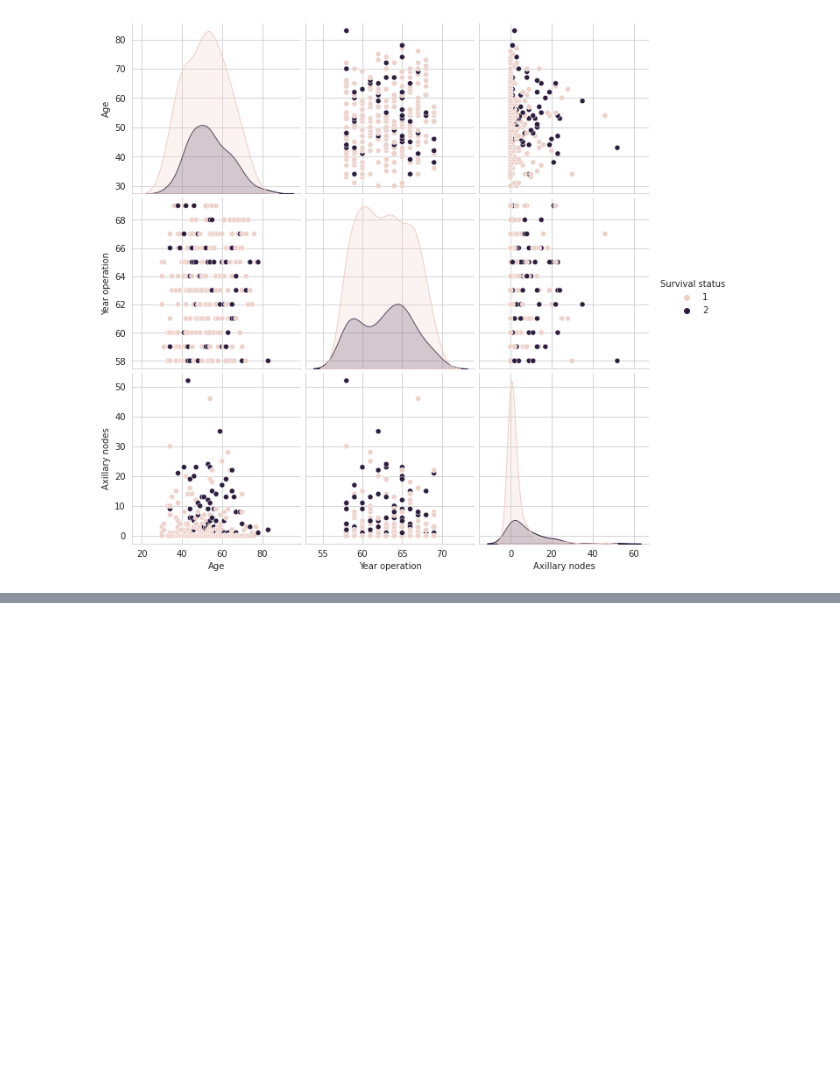
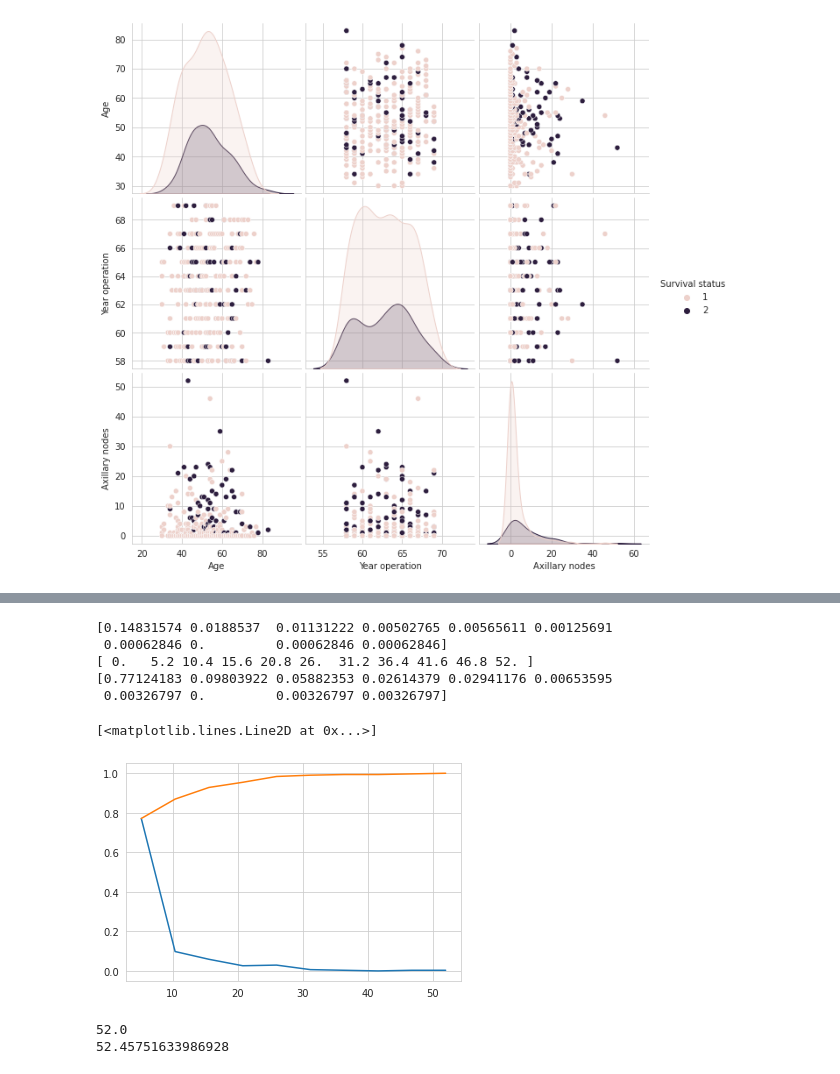
Before and after one commit to chaidosa/Devops_-_Python, a Jupyter notebook: Analysis/haberman_analysis.ipynb, the cells around one changed output, grey strips where cells are left out. Saved outputs shown, nothing was run; the diff lists cells and outputs as text; code cells hidden in the pictures; blank space fills up the shorter version.

```diff
--- a/Analysis/haberman_analysis.ipynb
+++ b/Analysis/haberman_analysis.ipynb
@@ -78,0 +106,25 @@ plt.show()
+# %%
+counts, bin_edges = np.histogram(df['Axillary nodes'], bins =10, density = True)
+pdf = counts/(sum(counts))
+print(counts)
+print(bin_edges)
+print(pdf)
+#computer CDF
+cdf = np.cumsum(pdf)
+plt.plot(bin_edges[1:], pdf)
+plt.plot(bin_edges[1:], cdf)
+# %% [output]
+[0.14831574 0.0188537  0.01131222 0.00502765 0.00565611 0.00125691
+ 0.00062846 0.         0.00062846 0.00062846]
+[ 0.   5.2 10.4 15.6 20.8 26.  31.2 36.4 41.6 46.8 52. ]
+[0.77124183 0.09803922 0.05882353 0.02614379 0.02941176 0.00653595
+ 0.00326797 0.         0.00326797 0.00326797]
+[<matplotlib.lines.Line2D at 0x...>]
+[figure, added]
+# %%
+print(np.median(df['Age']))
+
+print(np.mean(df['Age']))
+# %% [output]
+52.0
+52.45751633986928
```
Also changed, not shown: parts of 18 cells of this notebook.
